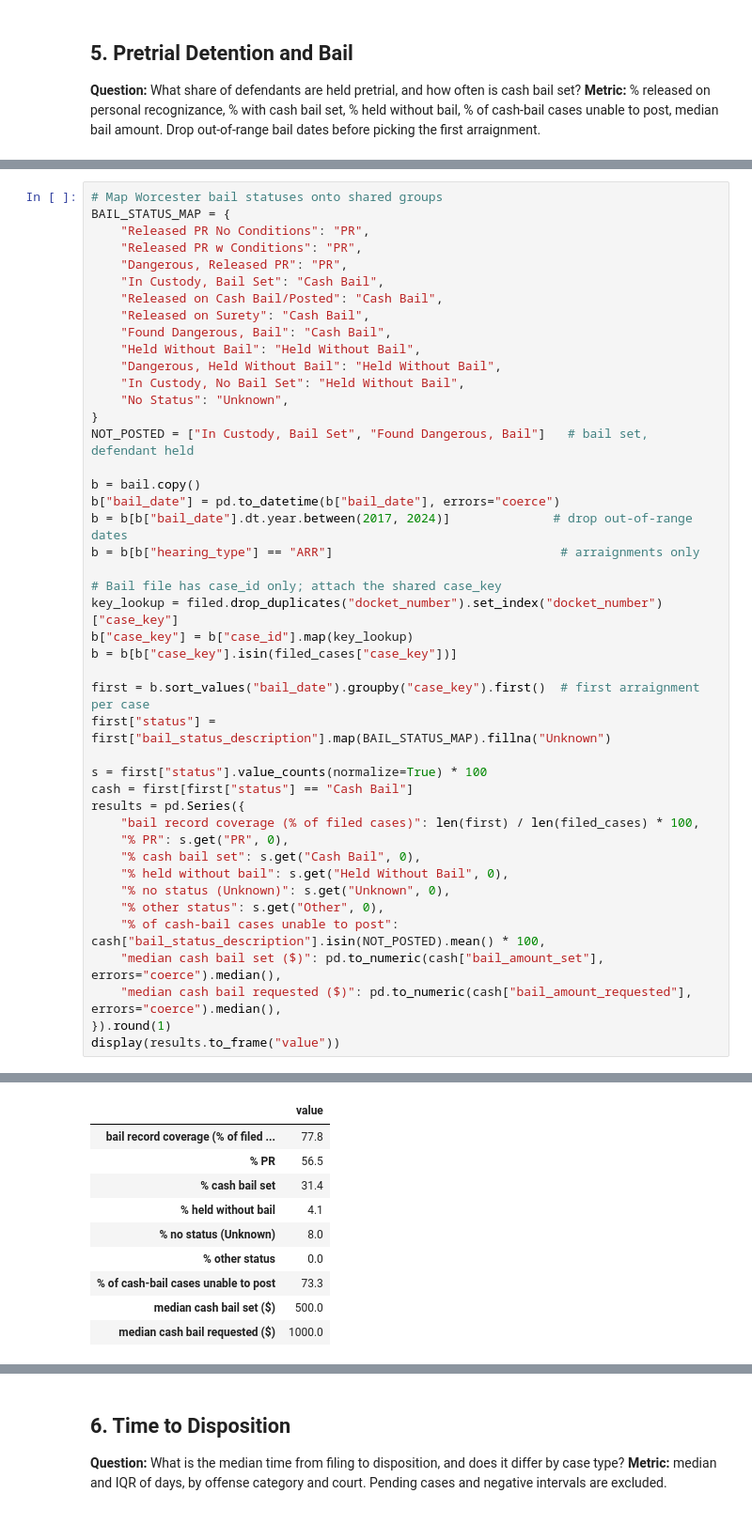
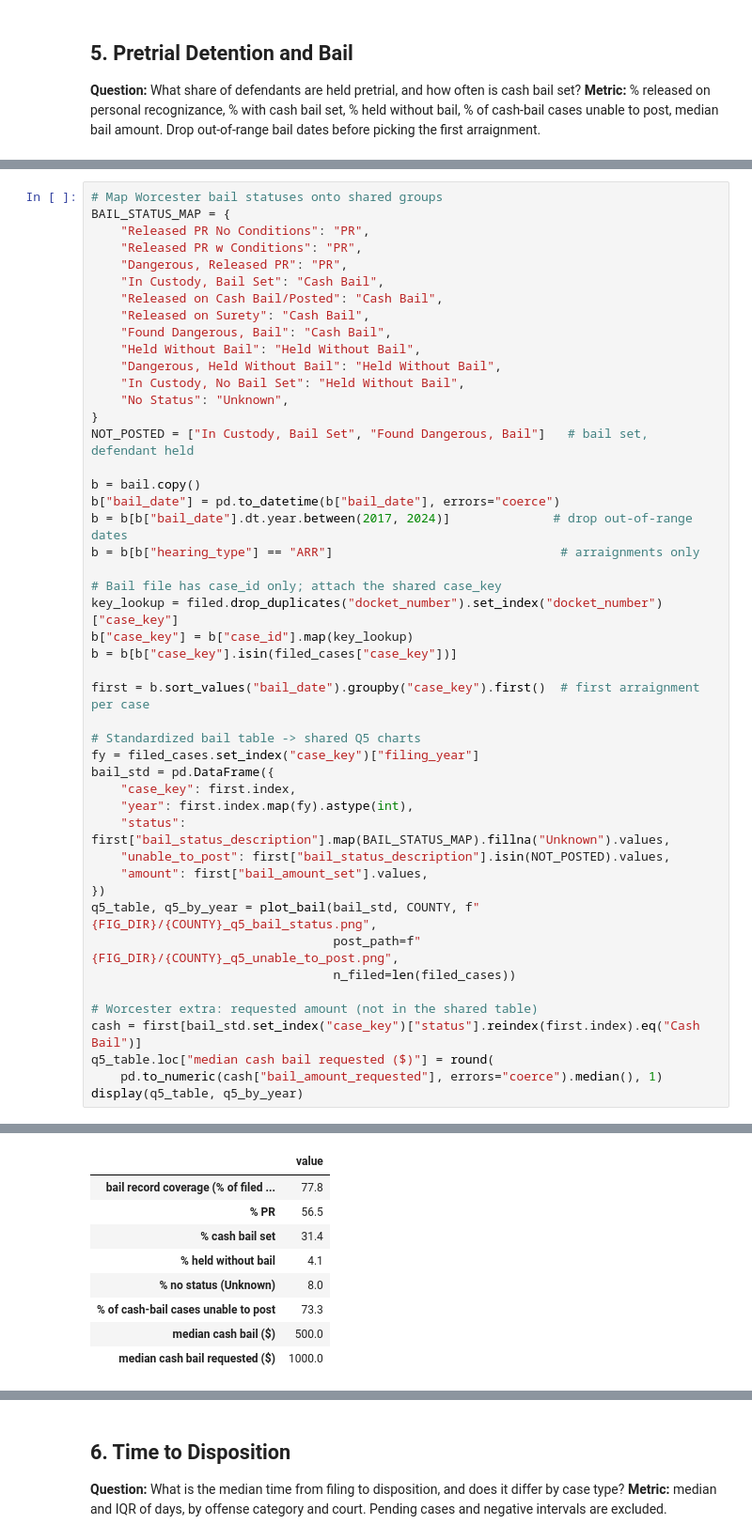
Before and after one commit to BU-Spark/ds-prosecutor-explorer, a Jupyter notebook: fa26/worcester/worcester_analysis.ipynb, the cells around one changed output, grey strips where cells are left out. Shown at 94% size. Cells and saved outputs as stored; diff of their text form.

Commit message:
Restore viz_style.py, name figures by county, update Worcester notebook

```diff
--- a/fa26/worcester/worcester_analysis.ipynb
+++ b/fa26/worcester/worcester_analysis.ipynb
@@ -551,20 +551,23 @@ b["case_key"] = b["case_id"].map(key_lookup)
 b = b[b["case_key"].isin(filed_cases["case_key"])]
 
 first = b.sort_values("bail_date").groupby("case_key").first()  # first arraignment per case
-first["status"] = first["bail_status_description"].map(BAIL_STATUS_MAP).fillna("Unknown")
 
-s = first["status"].value_counts(normalize=True) * 100
-cash = first[first["status"] == "Cash Bail"]
-results = pd.Series({
-    "bail record coverage (% of filed cases)": len(first) / len(filed_cases) * 100,
-    "% PR": s.get("PR", 0),
-    "% cash bail set": s.get("Cash Bail", 0),
-    "% held without bail": s.get("Held Without Bail", 0),
-    "% no status (Unknown)": s.get("Unknown", 0),
-    "% other status": s.get("Other", 0),
-    "% of cash-bail cases unable to post": cash["bail_status_description"].isin(NOT_POSTED).mean() * 100,
-    "median cash bail set ($)": pd.to_numeric(cash["bail_amount_set"], errors="coerce").median(),
-    "median cash bail requested ($)": pd.to_numeric(cash["bail_amount_requested"], errors="coerce").median(),
-}).round(1)
-display(results.to_frame("value"))
+# Standardized bail table -> shared Q5 charts
+fy = filed_cases.set_index("case_key")["filing_year"]
+bail_std = pd.DataFrame({
+    "case_key": first.index,
+    "year": first.index.map(fy).astype(int),
+    "status": first["bail_status_description"].map(BAIL_STATUS_MAP).fillna("Unknown").values,
+    "unable_to_post": first["bail_status_description"].isin(NOT_POSTED).values,
+    "amount": first["bail_amount_set"].values,
+})
+q5_table, q5_by_year = plot_bail(bail_std, COUNTY, f"{FIG_DIR}/{COUNTY}_q5_bail_status.png",
+                                 post_path=f"{FIG_DIR}/{COUNTY}_q5_unable_to_post.png",
+                                 n_filed=len(filed_cases))
+
+# Worcester extra: requested amount (not in the shared table)
+cash = first[bail_std.set_index("case_key")["status"].reindex(first.index).eq("Cash Bail")]
+q5_table.loc["median cash bail requested ($)"] = round(
+    pd.to_numeric(cash["bail_amount_requested"], errors="coerce").median(), 1)
+display(q5_table, q5_by_year)
 # %% [output]
@@ -571,10 +576,9 @@ display(results.to_frame("value"))
 |  | value |
 | bail record coverage (% of filed ... | 77.8 |
 | % PR | 56.5 |
 | % cash bail set | 31.4 |
 | % held without bail | 4.1 |
 | % no status (Unknown) | 8.0 |
-| % other status | 0.0 |
 | % of cash-bail cases unable to post | 73.3 |
-| median cash bail set ($) | 500.0 |
+| median cash bail ($) | 500.0 |
 | median cash bail requested ($) | 1000.0 |
```
Also changed, not shown: parts of 16 cells of this notebook, 2 other files.
